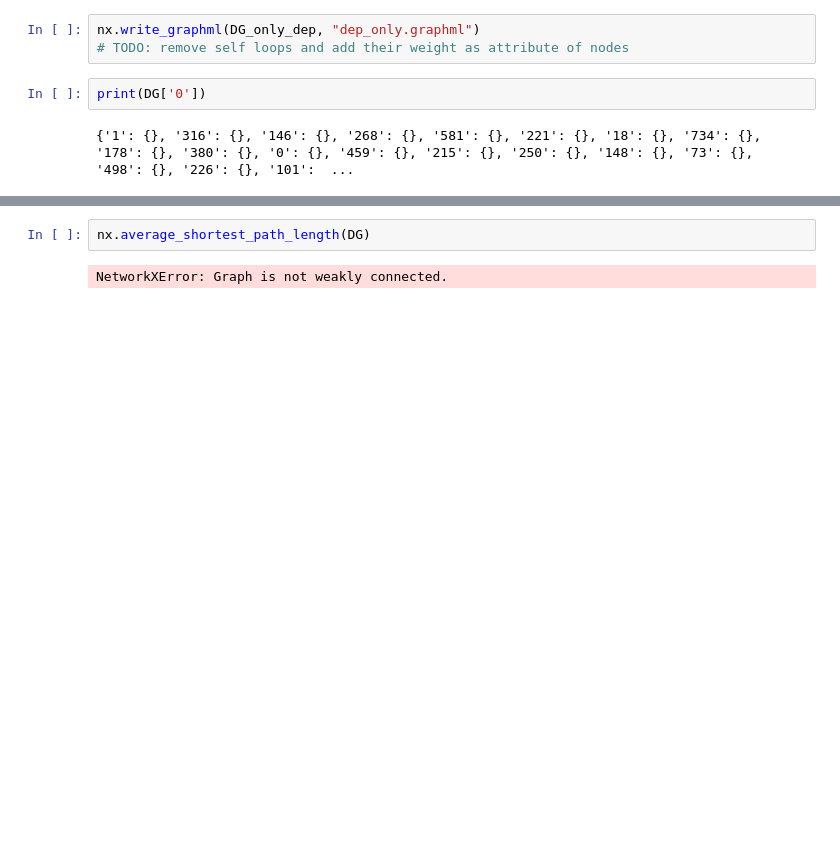
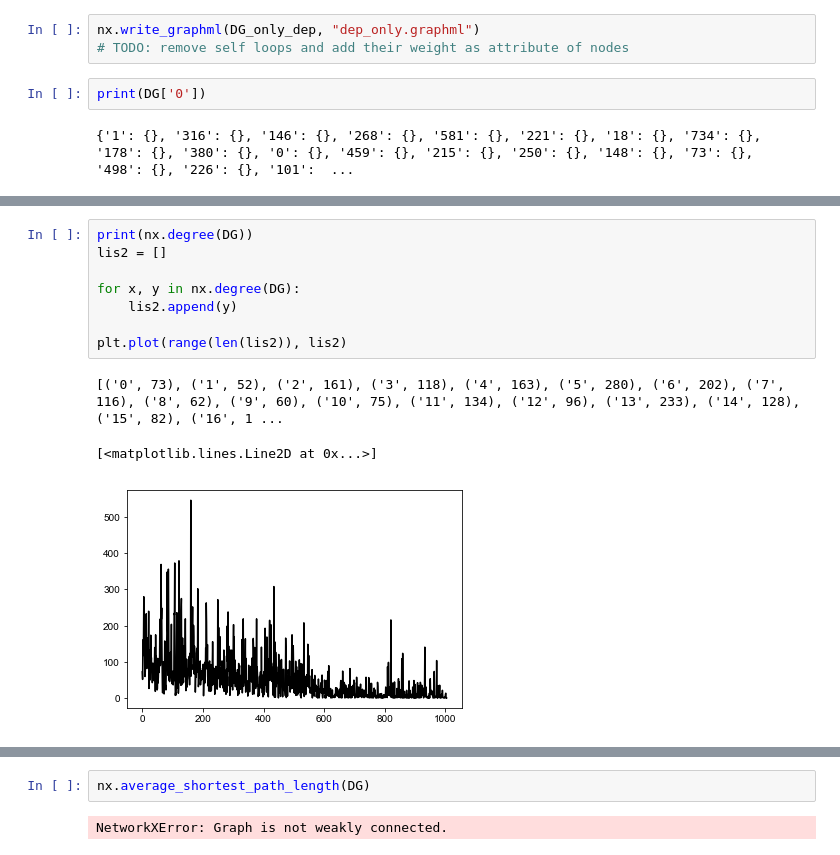
Before and after one commit to abovethecloud/complex_networks, a Jupyter notebook: PROJECT/assignment_2/departments_notebook.ipynb, the cells around one changed output, grey strips where cells are left out. Cells and saved outputs as stored; diff of their text form; blank space fills up the shorter version.

```diff
--- a/PROJECT/assignment_2/departments_notebook.ipynb
+++ b/PROJECT/assignment_2/departments_notebook.ipynb
@@ -74,0 +106,12 @@ density of deps: 0.721835075493612
+# %%
+print(nx.degree(DG))
+lis2 = []
+
+for x, y in nx.degree(DG):
+    lis2.append(y)
+
+plt.plot(range(len(lis2)), lis2)
+# %% [output]
+[('0', 73), ('1', 52), ('2', 161), ('3', 118), ('4', 163), ('5', 280), ('6', 202), ('7', 116), ('8', 62), ('9', 60), ('10', 75), ('11', 134), ('12', 96), ('13', 233), ('14', 128), ('15', 82), ('16', 1 ...
+[<matplotlib.lines.Line2D at 0x...>]
+[figure, added]
```
Also changed, not shown: parts of 11 cells of this notebook, 7 other files.
